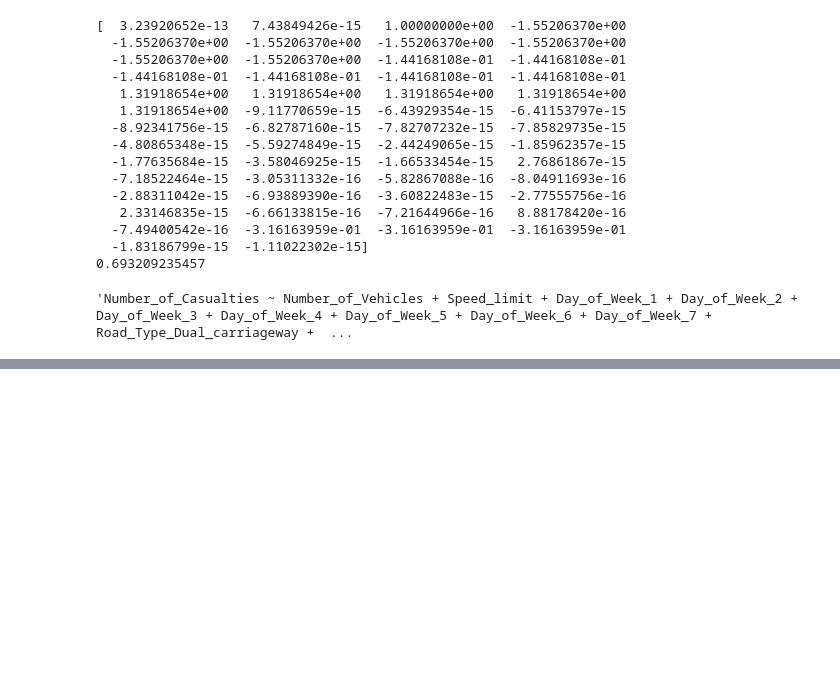
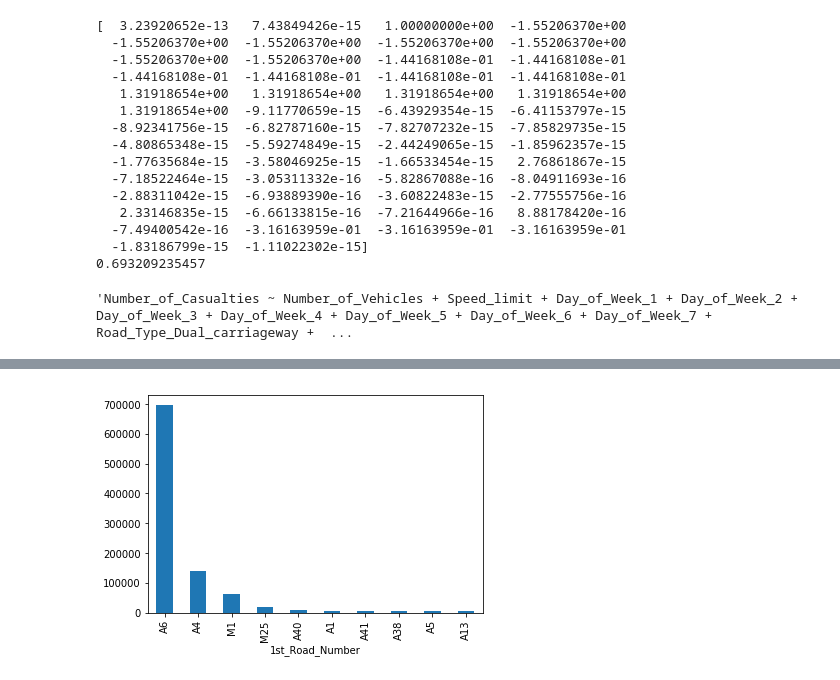
Before and after one commit to wouterleeftink/travel-madness, a Jupyter notebook: src/Travel madness.ipynb, the cells around one changed output, grey strips where cells are left out. Cells and saved outputs as stored; diff of their text form; code cells hidden in the pictures; blank space fills up the shorter version.

```diff
--- a/src/Travel madness.ipynb
+++ b/src/Travel madness.ipynb
@@ -417,0 +420,88 @@ OLS Regression Results
+# %%
+import pandas as pd
+import numpy as np
+import matplotlib.pyplot as plt
+from sklearn import linear_model
+from sklearn.metrics import mean_squared_error, r2_score
+
+fiveseven = pd.read_csv('accidents_2005_to_2007.csv')
+nineeleven = pd.read_csv('accidents_2009_to_2011.csv')
+twelvefourteen = pd.read_csv('accidents_2012_to_2014.csv')
+aadf = pd.read_csv('ukTrafficAADF.csv')
+
+
+
+frames = [fiveseven, nineeleven, twelvefourteen]
+accidents = pd.concat(frames)
+
+road_types = accidents.groupby('Road_Type')['Accident_Index'].nunique().sort_values(ascending = False)
+road_types.plot('bar')
+
+motorway_accidents = accidents[accidents['1st_Road_Class'] == 1]
+motorway = motorway_accidents.groupby('1st_Road_Number')['Accident_Index'].nunique().sort_values(ascending = False)
+motorway = motorway.rename(lambda x: 'M'+ str(x))
+
+aroad_accidents = accidents[accidents['1st_Road_Class'] == 2]
+aroad_accidents2 = accidents[accidents['1st_Road_Class'] == 3]
+aroad_accidents = [aroad_accidents, aroad_accidents2]
+aroad_accidents = pd.concat(aroad_accidents)
+aroad = aroad_accidents.groupby('1st_Road_Number')['Accident_Index'].nunique().sort_values(ascending = False)
+aroad = aroad.rename(lambda x: 'A' + str(x))
+
+broad_accidents = accidents[accidents['1st_Road_Class'] == 4]
+broad = broad_accidents.groupby('1st_Road_Number')['Accident_Index'].nunique().sort_values(ascending = False)
+broad = broad.rename(lambda x: 'B' + str(x))
+
+all_roads0 = [motorway, aroad, broad]
+all_roads0 = pd.concat(all_roads0)
+all_roads = all_roads0
+all_roads = all_roads.sort_values(ascending = False)
+
+top_10_motorway = motorway.head(10)
+top_10_motorway.plot('bar')
+
+top_10_aroad = aroad.head(10)
+top_10_aroad.plot('bar')
+
+top_10_broad = broad.head(10)
+top_10_broad.plot('bar')
+
+top_10_allroad = all_roads.head(10)
+top_10_allroad.plot('bar')
+
+columns = ['Road', 'PedalCycles', 'Motorcycles', 'CarsTaxis', 'BusesCoaches', 'LightGoodsVehicles', 'AllHGVs', 'AllMotorVehicles', 'Accidents']
+roadframe = pd.DataFrame(columns = columns)
+for road in all_roads0.index:
+    road_matrix = aadf[aadf['Road'] == road]
+    if not road_matrix.empty and not np.isnan(all_roads0[road]):
+        pedals = road_matrix['PedalCycles'].mean()
+        motor = road_matrix['Motorcycles'].mean()
+        cars = road_matrix['CarsTaxis'].mean()
+        buses = road_matrix['BusesCoaches'].mean()
+        lightgoods = road_matrix['LightGoodsVehicles'].mean()
+        heavygoods = road_matrix['AllHGVs'].mean()
+        allmotorvehicles = road_matrix['AllMotorVehicles'].mean()
+        roadframe = roadframe.append({'Road': road,
+                                      'PedalCycles': pedals,
+                                      'Motorcycles': motor,
+                                      'CarsTaxis': cars,
+                                      'BusesCoaches': buses,
+                                      'LightGoodsVehicles': lightgoods,
+                                      'AllHGVs': heavygoods,
+                                      'AllMotorVehicles': allmotorvehicles,
+                                      'Accidents': float(all_roads0[road])}, ignore_index = True)
+correlation = roadframe.corr()
+frame_X = roadframe[['PedalCycles', 'Motorcycles', 'CarsTaxis', 'BusesCoaches', 'LightGoodsVehicles', 'AllHGVs']]
+frame_Y = roadframe['Accidents']
+msk = np.random.rand(len(frame_X)) < 0.8
+train_X = frame_X[msk]
+test_X = frame_X[~msk]
+train_Y = frame_Y[msk]
+test_Y = frame_Y[~msk]
+
+model = linear_model.LinearRegression()
+model_fit = model.fit(train_X, train_Y)
+pred_Y = model_fit.predict(test_X)
+print(mean_squared_error(test_Y, pred_Y))
+print(r2_score(test_Y, pred_Y))
+# %% [output]
@@ -417,0 +510 @@ OLS Regression Results
+[figure, added]
```
Also changed, not shown: parts of 7 cells of this notebook.
